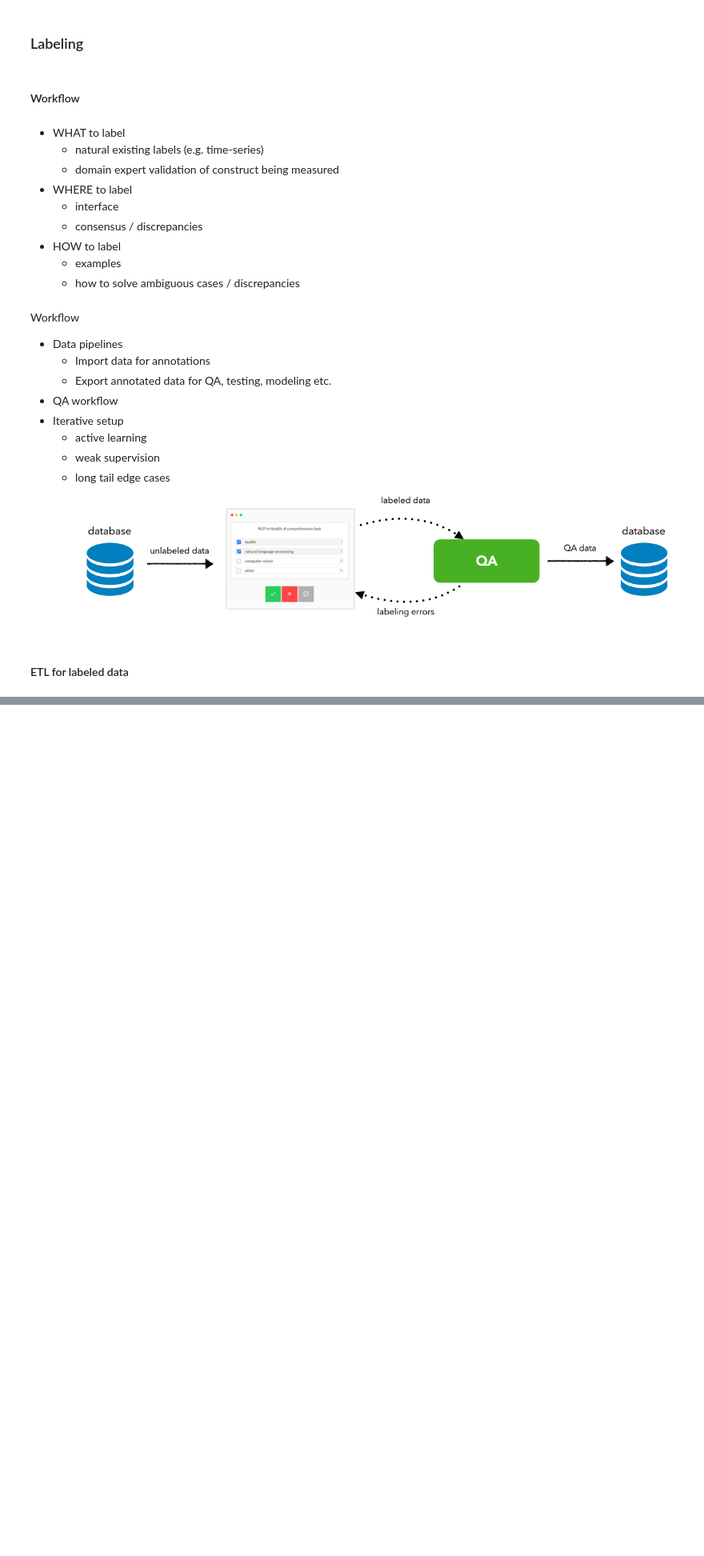
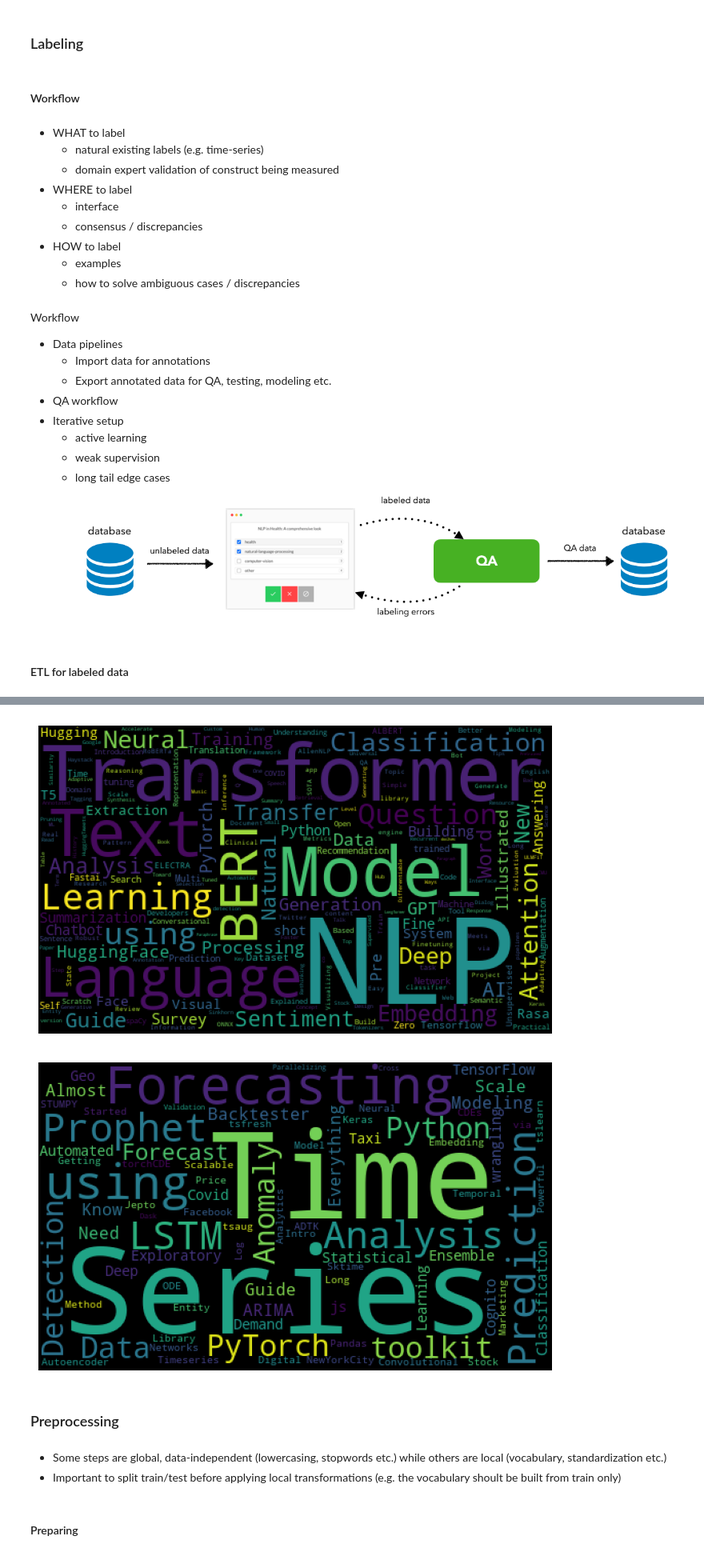
Before and after one commit to arthurlemon/courses, a Jupyter notebook: mlops-course/notebooks/tagifai.ipynb, the cells around one changed output, grey strips where cells are left out. Shown at 80% size. Drawn from its saved outputs; the diff is of its cells as text; code cells hidden in the pictures; blank space fills up the shorter version.

```diff
--- a/mlops-course/notebooks/tagifai.ipynb
+++ b/mlops-course/notebooks/tagifai.ipynb
@@ -70,0 +141,24 @@ import pandas as pd
+# %%
+def display_word_cloud(tag="natural-language-processing"):
+    # Plot word clouds top top tags
+    plt.figure(figsize=(15, 5))
+    subset = df[df.tag==tag]
+    text = subset.title.values
+    cloud = WordCloud(
+        stopwords=STOPWORDS, background_color="black", collocations=False,
+        width=500, height=300).generate(" ".join(text))
+    plt.axis("off")
+    plt.imshow(cloud)
+# %%
+display_word_cloud(tag="natural-language-processing")
+display_word_cloud(tag="time-series")
+# %% [output]
+[figure, added]
+[figure, added]
+# %% [markdown]
+### Preprocessing
+# %% [markdown]
+- Some steps are global, data-independent (lowercasing, stopwords etc.) while others are local (vocabulary, standardization etc.)
+- Important to split train/test before applying local transformations (e.g. the vocabulary shoult be built from train only)
+# %% [markdown]
+#### Preparing
```
Also changed, not shown: parts of 29 cells of this notebook, 3 other files.
